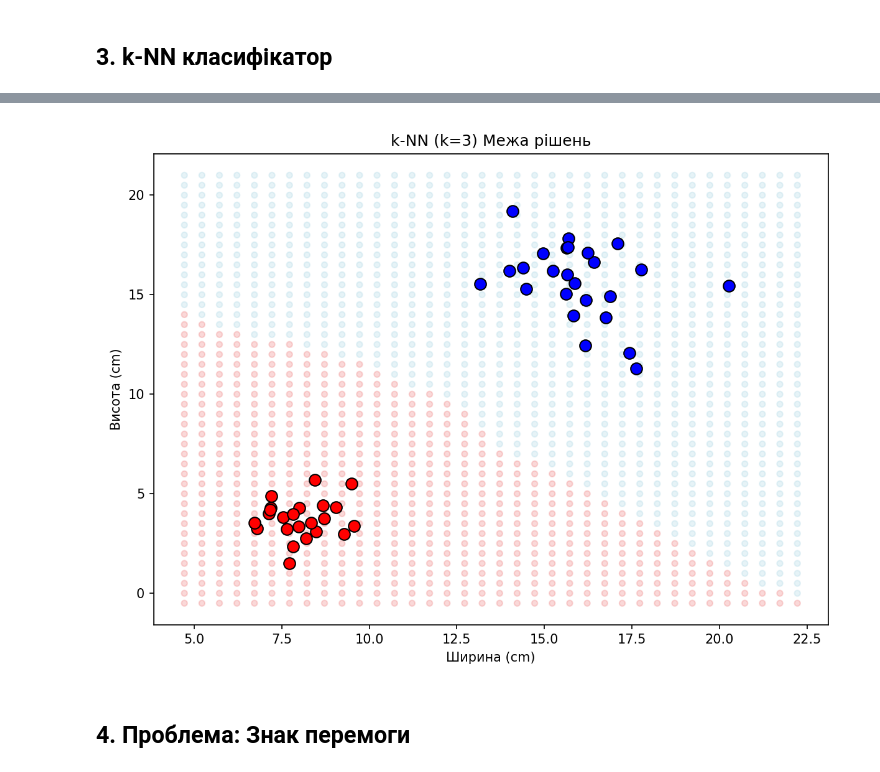
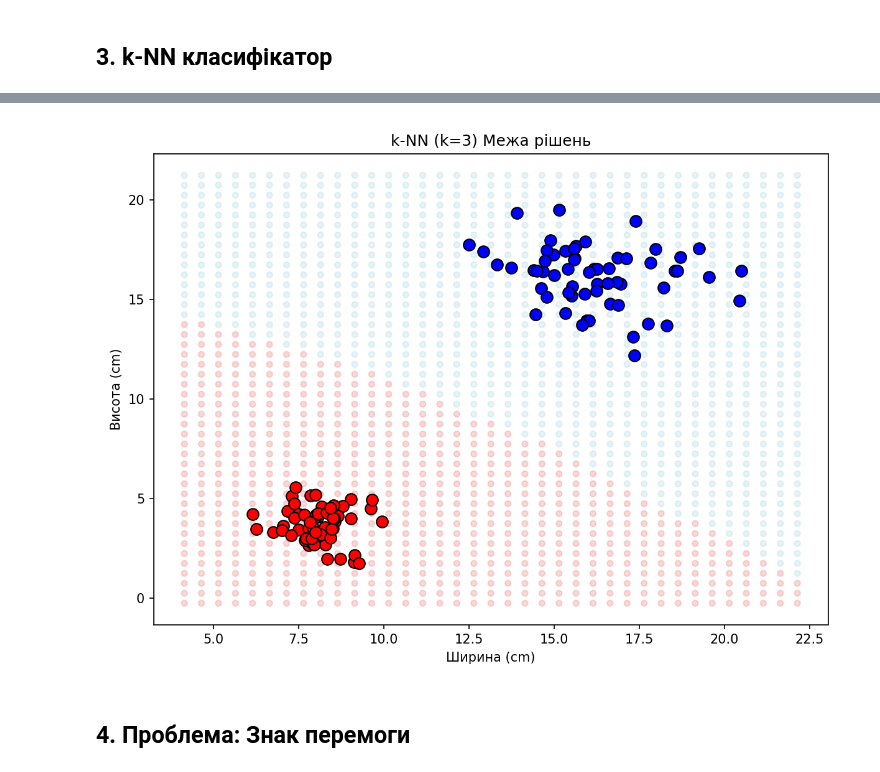
Before and after one commit to PavelShpagin/SignLang1, a Jupyter notebook: hand_gesture_analysis.ipynb, the cells around one changed output, grey strips where cells are left out. Drawn from its saved outputs; the diff is of its cells as text; code cells hidden in the pictures.

```diff
--- a/hand_gesture_analysis.ipynb
+++ b/hand_gesture_analysis.ipynb
@@ -68,6 +76,7 @@ display(Image('data_visualization.png'))
 # %% [markdown]
 ## 3. k-NN класифікатор
 # %%
+import math
 def euclidean_dist(p1, p2):
     return math.sqrt((p1[0]-p2[0])**2 + (p1[1]-p2[1])**2)
 def knn_predict(train_X, train_y, point, k=3):
@@ -76,35 +85,61 @@ def knn_predict(train_X, train_y, point, k=3):
     for _, label in distances[:k]:
         votes[label] = votes.get(label, 0) + 1
     return max(votes, key=votes.get)
-def shuffle_data(X, y, rng):
-    indices = list(range(len(X)))
-    for i in range(len(indices)-1, 0, -1):
-        j = int(rng.random() * (i+1))
-        indices[i], indices[j] = indices[j], indices[i]
-    return [X[i] for i in indices], [y[i] for i in indices]
-rng2 = RNG(123)
-X_shuf, y_shuf = shuffle_data(X, y, rng2)
-split = int(0.8 * len(X))
-train_X, test_X = X_shuf[:split], X_shuf[split:]
-train_y, test_y = y_shuf[:split], y_shuf[split:]
-print(f"Тренування: {len(train_X)}, Тест: {len(test_X)}")
+
+# Independent Data Generation for Evaluation
+eval_rng = RNG(999)
+def generate_eval_class(n, cw, ch, sw, sh):
+    return [(eval_rng.gauss(cw, sw), eval_rng.gauss(ch, sh)) for _ in range(n)]
+
+# Scenario 1: 2 Classes
+train_fist_2 = generate_eval_class(60, 8, 4, 0.8, 0.9)
+train_palm_2 = generate_eval_class(60, 16, 16, 1.5, 1.8)
+train_X_2 = train_fist_2 + train_palm_2
+train_y_2 = [0]*len(train_fist_2) + [1]*len(train_palm_2)
+
+test_fist_2 = generate_eval_class(30, 8, 4, 0.8, 0.9)
+test_palm_2 = generate_eval_class(30, 16, 16, 1.5, 1.8)
+test_X_2 = test_fist_2 + test_palm_2
+test_y_2 = [0]*len(test_fist_2) + [1]*len(test_palm_2)
+
+print("\n" + "=" * 60)
+print("Експериментальна перевірка на окремих тестових даних")
+print("=" * 60)
+
 for k in [1, 3, 5, 7]:
-    correct = sum(1 for i, p in enumerate(test_X) if knn_predict(train_X, train_y, p, k) == test_y[i])
-    print(f"k={k}: Точність = {correct/len(test_y)*100:.1f}%")
+    correct = sum(1 for i, p in enumerate(test_X_2) if knn_predict(train_X_2, train_y_2, p, k) == test_y_2[i])
+    print(f"[2 класи] k={k}: точність = {correct/len(test_y_2)*100:.1f}%")
+
+# Scenario 2: 3 Classes (+ Victory)
+train_victory = generate_eval_class(60, 10, 12, 1.5, 2.0)
+test_victory = generate_eval_class(30, 10, 12, 1.5, 2.0)
+
+train_X_3 = train_X_2 + train_victory
+train_y_3 = train_y_2 + [2]*len(train_victory)
+
+test_X_3 = test_X_2 + test_victory
+test_y_3 = test_y_2 + [2]*len(test_victory)
+
+for k in [1, 3, 5, 7]:
+    correct = sum(1 for i, p in enumerate(test_X_3) if knn_predict(train_X_3, train_y_3, p, k) == test_y_3[i])
+    print(f"[3 класи] k={k}: точність = {correct/len(test_y_3)*100:.1f}%")
+
 fig, ax = plt.subplots(figsize=(8, 6))
-x_min, x_max = min(p[0] for p in X) - 2, max(p[0] for p in X) + 2
-y_min, y_max = min(p[1] for p in X) - 2, max(p[1] for p in X) + 2
+plot_X = train_X_2
+plot_y = train_y_2
+x_min, x_max = min(p[0] for p in plot_X) - 2, max(p[0] for p in plot_X) + 2
+y_min, y_max = min(p[1] for p in plot_X) - 2, max(p[1] for p in plot_X) + 2
 xx = x_min
 grid_x, grid_y, grid_c = [], [], []
 while xx <= x_max:
     yy = y_min
     while yy <= y_max:
-        pred = knn_predict(train_X, train_y, (xx, yy), 3)
+        pred = knn_predict(plot_X, plot_y, (xx, yy), 3)
         grid_x.append(xx); grid_y.append(yy); grid_c.append('lightcoral' if pred == 0 else 'lightblue')
         yy += 0.5
     xx += 0.5
 ax.scatter(grid_x, grid_y, c=grid_c, s=20, alpha=0.3)
-for point, label in zip(train_X, train_y):
+for point, label in zip(plot_X, plot_y):
     ax.scatter(point[0], point[1], c='red' if label == 0 else 'blue', s=80, edgecolors='black')
 ax.set_xlabel('Ширина (cm)'); ax.set_ylabel('Висота (cm)'); ax.set_title('k-NN (k=3) Межа рішень')
 plt.tight_layout()
@@ -120,4 +161,4 @@ k=7: Точність = 100.0%
-[figure, old version]
+[figure, new version]
 # %% [markdown]
 ## 4. Проблема: Знак перемоги
 # %%
```
Also changed, not shown: parts of 5 cells of this notebook, 8 other files.
